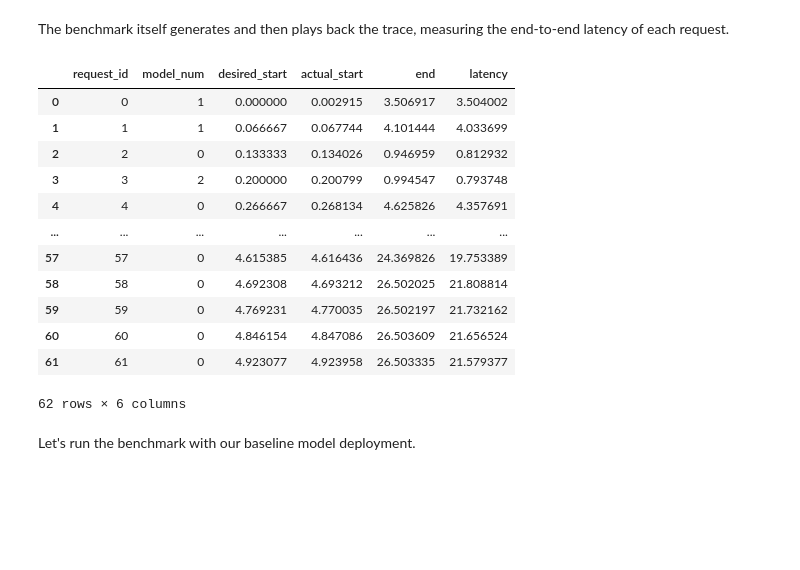
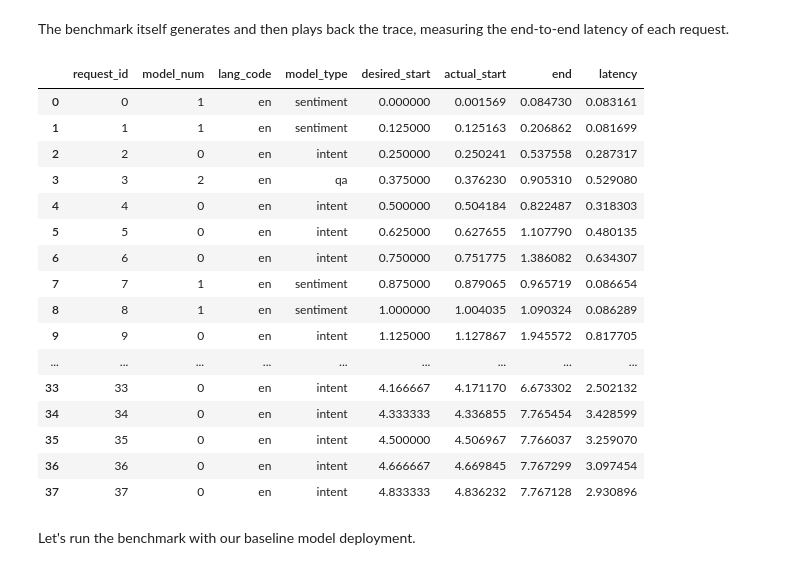
Before and after one commit to project-codeflare/zero-copy-model-loading, a Jupyter notebook: notebooks/benchmark.ipynb, the cells around one changed output. Drawn from its saved outputs; the diff is of its cells as text; code cells hidden in the pictures; blank space fills up the shorter version.

Commit message:
Updated version of benchmark, with results from running it on my laptop

```diff
--- a/notebooks/benchmark.ipynb
+++ b/notebooks/benchmark.ipynb
@@ -178,0 +345,21 @@ time.sleep(1.)
+# %%
+# Define endpoints
+LANGUAGES = ['en', 'es', 'zh']
+
+deployments = {}
+for lang in LANGUAGES:
+    deployments[(lang, 'intent')] = (
+        serve.deployment(Intent, f'{lang}_intent'))
+    deployments[(lang, 'sentiment')] = (
+        serve.deployment(Sentiment, f'{lang}_sentiment'))
+    deployments[(lang, 'qa')] = (
+        serve.deployment(QA, f'{lang}_qa'))
+    deployments[(lang, 'generate')] = (
+        serve.deployment(Generate, f'{lang}_generate'))
+
+
+for d in deployments.values():
+    d.deploy(_blocking=False)
+
+# Wait a moment so log output doesn't go to the next cell's output
+time.sleep(5.)
@@ -288,7 +581,9 @@ def gen_model_ids(lambda_: float, num_models: int, num_points: int,
 The benchmark itself generates and then plays back the trace, measuring the end-to-end latency of each request.
 # %%
 def run_benchmark(model_callback: Callable, requests_per_sec: float,
-                  num_sec: int, model_lambda: float = 0.3,
+                  num_sec: int,
+                  model_id_to_params: List[Tuple[str, str]],
+                  model_lambda: float = 0.3,
                   seed: int = 42) -> pd.DataFrame:
     """
     A simple benchmark in Python.
@@ -299,7 +594,7 @@ def run_benchmark(model_callback: Callable, requests_per_sec: float,
 
     :param model_callback: Thread-safe callback function that makes a
      single request and returns elapsed time. Should have the signature
-     `f(model_num: int, question: str, context: str, expected_answer: str)`
+     `f(model_type: str, language: str)`
     :param request_per_sec: Mean of the Poisson distribution that determines
      the number of requests in each 1-second window.
     :param num_sec: Seconds of traffic to generate at the requested rate.
@@ -309,6 +604,8 @@ def run_benchmark(model_callback: Callable, requests_per_sec: float,
      distribution used to split requests among models. Approximately
      equal to the mean of the distribution. The default value of 0.3 sends
      70% of traffic to model 0.
+    :param model_id_to_params: List that maps integer model ID to a tuple of
+     (language code, model name) for each of the models.
     :param seed: Seed for the random number generator
 
     :returns: DataFrame of benchmark results at per-request granularity
@@ -319,8 +616,10 @@ def run_benchmark(model_callback: Callable, requests_per_sec: float,
         gen_start_times(requests_per_sec, num_sec, seed)
         + benchmark_start_time)
     num_requests = desired_start_times.shape[0]
-    model_nums = gen_model_ids(model_lambda, NUM_QA_MODELS, num_requests,
-                               seed)
+    model_nums = gen_model_ids(model_lambda, len(model_id_to_params),
+                               num_requests, seed)
+    language_codes = [model_id_to_params[num][0] for num in model_nums]
+    model_types = [model_id_to_params[num][1] for num in model_nums]
     actual_start_times = [None] * num_requests
     end_times = [None] * num_requests
 
@@ -340,10 +639,10 @@ def run_benchmark(model_callback: Callable, requests_per_sec: float,
         )
         if sec_to_next <= 0:
             # Time to send the next request
-            model_num = model_nums[request_num]
+            lang_code = language_codes[request_num]
+            model_type = model_types[request_num]
             future = thread_pool.submit(
-                model_callback, model_num,
-                qa_input["question"], qa_input["context"], qa_answer)
+                model_callback, model_type, lang_code)
             active_requests[future] = request_num
             request_num += 1
         else:
@@ -352,46 +651,52 @@ def run_benchmark(model_callback: Callable, requests_per_sec: float,
             ready_set, _ = concurrent.futures.wait(
                 list(active_requests.keys()),
                 timeout=sec_to_next)
 
             # Record timings from any open requests that have completed.
             for future in ready_set:
                 request_id = active_requests.pop(future)
                 start_time, end_time = future.result()
                 actual_start_times[request_id] = start_time
                 end_times[request_id] = end_time
 
     # Collate results as a DataFrame
     result = pd.DataFrame({
         "request_id": range(num_requests),
         "model_num": model_nums,
+        "lang_code": language_codes,
+        "model_type": model_types,
         "desired_start": desired_start_times,
         "actual_start": actual_start_times,
         "end": end_times
     })
 
     # Make all times relative to start of the trace
     for key in ("desired_start", "actual_start", "end"):
         result[key] -= benchmark_start_time
     result["latency"] = result["end"] - result["actual_start"]
 
     return result
 
 
 # Quick test run
-run_benchmark(call_model, 12, 5)
+run_benchmark(call_model, 6, 5, MODEL_ID_TO_PARAMS)
 # %% [output]
-|  | request_id | model_num | desired_start | actual_start | end | latency |
-| 0 | 0 | 1 | 0.000000 | 0.002915 | 3.506917 | 3.504002 |
-| 1 | 1 | 1 | 0.066667 | 0.067744 | 4.101444 | 4.033699 |
-| 2 | 2 | 0 | 0.133333 | 0.134026 | 0.946959 | 0.812932 |
-| 3 | 3 | 2 | 0.200000 | 0.200799 | 0.994547 | 0.793748 |
-| 4 | 4 | 0 | 0.266667 | 0.268134 | 4.625826 | 4.357691 |
-| ... | ... | ... | ... | ... | ... | ... |
-| 57 | 57 | 0 | 4.615385 | 4.616436 | 24.369826 | 19.753389 |
-| 58 | 58 | 0 | 4.692308 | 4.693212 | 26.502025 | 21.808814 |
-| 59 | 59 | 0 | 4.769231 | 4.770035 | 26.502197 | 21.732162 |
-| 60 | 60 | 0 | 4.846154 | 4.847086 | 26.503609 | 21.656524 |
-| 61 | 61 | 0 | 4.923077 | 4.923958 | 26.503335 | 21.579377 |
+|  | request_id | model_num | lang_code | model_type | desired_start | actual_start | end | latency |
+| 0 | 0 | 1 | en | sentiment | 0.000000 | 0.001569 | 0.084730 | 0.083161 |
+| 1 | 1 | 1 | en | sentiment | 0.125000 | 0.125163 | 0.206862 | 0.081699 |
+| 2 | 2 | 0 | en | intent | 0.250000 | 0.250241 | 0.537558 | 0.287317 |
+| 3 | 3 | 2 | en | qa | 0.375000 | 0.376230 | 0.905310 | 0.529080 |
+| 4 | 4 | 0 | en | intent | 0.500000 | 0.504184 | 0.822487 | 0.318303 |
+| 5 | 5 | 0 | en | intent | 0.625000 | 0.627655 | 1.107790 | 0.480135 |
+| 6 | 6 | 0 | en | intent | 0.750000 | 0.751775 | 1.386082 | 0.634307 |
+| 7 | 7 | 1 | en | sentiment | 0.875000 | 0.879065 | 0.965719 | 0.086654 |
+| 8 | 8 | 1 | en | sentiment | 1.000000 | 1.004035 | 1.090324 | 0.086289 |
+| 9 | 9 | 0 | en | intent | 1.125000 | 1.127867 | 1.945572 | 0.817705 |
+| ... | ... | ... | ... | ... | ... | ... | ... | ... |
+| 33 | 33 | 0 | en | intent | 4.166667 | 4.171170 | 6.673302 | 2.502132 |
+| 34 | 34 | 0 | en | intent | 4.333333 | 4.336855 | 7.765454 | 3.428599 |
+| 35 | 35 | 0 | en | intent | 4.500000 | 4.506967 | 7.766037 | 3.259070 |
+| 36 | 36 | 0 | en | intent | 4.666667 | 4.669845 | 7.767299 | 3.097454 |
+| 37 | 37 | 0 | en | intent | 4.833333 | 4.836232 | 7.767128 | 2.930896 |
-62 rows × 6 columns
 # %% [markdown]
 Let's run the benchmark with our baseline model deployment.
```
Also changed, not shown: parts of 84 cells of this notebook, 4 other files.
